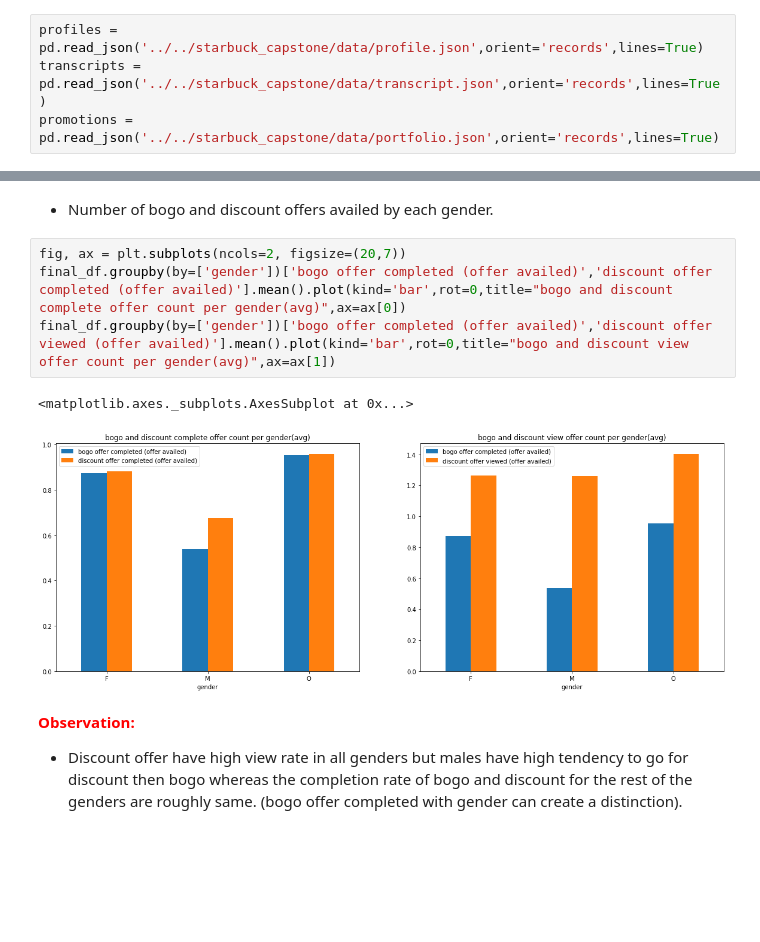
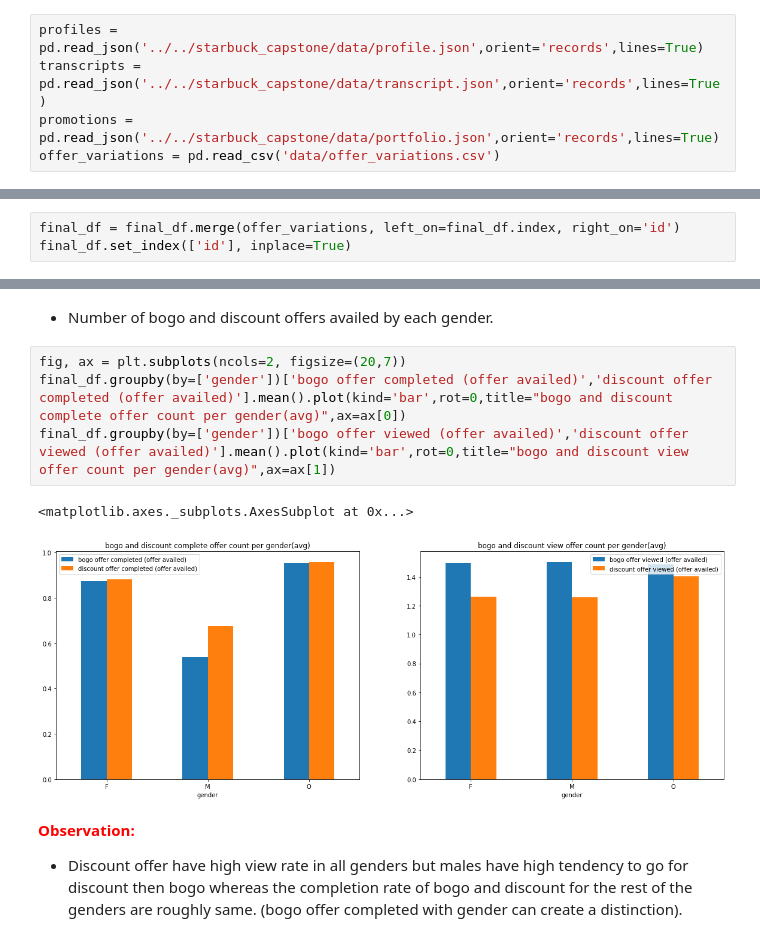
Before and after one commit to ArsalRahimMLE/starbucks-project, a Jupyter notebook: Part 02 EDA, Preprocessing and Clustering.ipynb, the cells around one changed output, grey strips where cells are left out. Saved outputs shown, nothing was run; the diff lists cells and outputs as text; blank space fills up the shorter version.

```diff
--- a/Part 02 EDA, Preprocessing and Clustering.ipynb
+++ b/Part 02 EDA, Preprocessing and Clustering.ipynb
@@ -10,6 +10,7 @@ from sklearn.metrics import  silhouette_score
 profiles = pd.read_json('../../starbuck_capstone/data/profile.json',orient='records',lines=True)
 transcripts = pd.read_json('../../starbuck_capstone/data/transcript.json',orient='records',lines=True)
 promotions = pd.read_json('../../starbuck_capstone/data/portfolio.json',orient='records',lines=True)
+offer_variations = pd.read_csv('data/offer_variations.csv')
 # %%
  trans_dt, trans_clean_dt = helper.transaction_preprocessing(profiles,transcripts,promotions)
 # %% [output]
@@ -22,3 +23,6 @@ shape of trans_dt: (306534, 19)
 shape of trans_clean_dt: (297057, 19)
 # %%
 final_df = helper.feature_engineering(trans_dt,trans_clean_dt, profiles, promotions)
+# %%
+final_df = final_df.merge(offer_variations, left_on=final_df.index, right_on='id')
+final_df.set_index(['id'], inplace=True)
@@ -341,10 +389,10 @@ agg = final_df.groupby(by=['member_year'])['total spending'].mean().plot(kind='b
 # %%
 fig, ax = plt.subplots(ncols=2, figsize=(20,7))
 final_df.groupby(by=['gender'])['bogo offer completed (offer availed)','discount offer completed (offer availed)'].mean().plot(kind='bar',rot=0,title="bogo and discount complete offer count per gender(avg)",ax=ax[0])
-final_df.groupby(by=['gender'])['bogo offer completed (offer availed)','discount offer viewed (offer availed)'].mean().plot(kind='bar',rot=0,title="bogo and discount view offer count per gender(avg)",ax=ax[1])
+final_df.groupby(by=['gender'])['bogo offer viewed (offer availed)','discount offer viewed (offer availed)'].mean().plot(kind='bar',rot=0,title="bogo and discount view offer count per gender(avg)",ax=ax[1])
 # %% [output]
 <matplotlib.axes._subplots.AxesSubplot at 0x...>
-[figure, old version]
+[figure, new version]
 # %% [markdown]
 <b style="color:red;"> Observation: </b>
 - Discount offer have high view rate in all genders but males have high tendency to go for discount then bogo whereas the completion rate of bogo and discount for the rest of the genders are roughly same. (bogo offer completed with gender can create a distinction).
```
Also changed, not shown: parts of 33 cells of this notebook, 1 other file.
